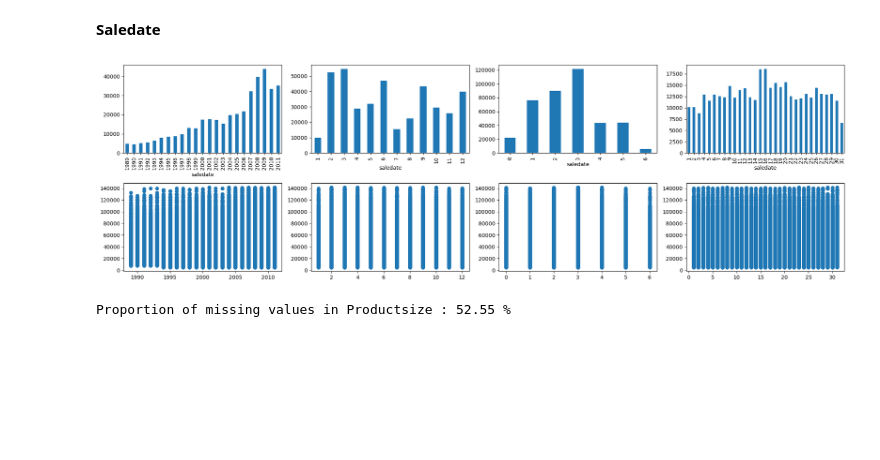
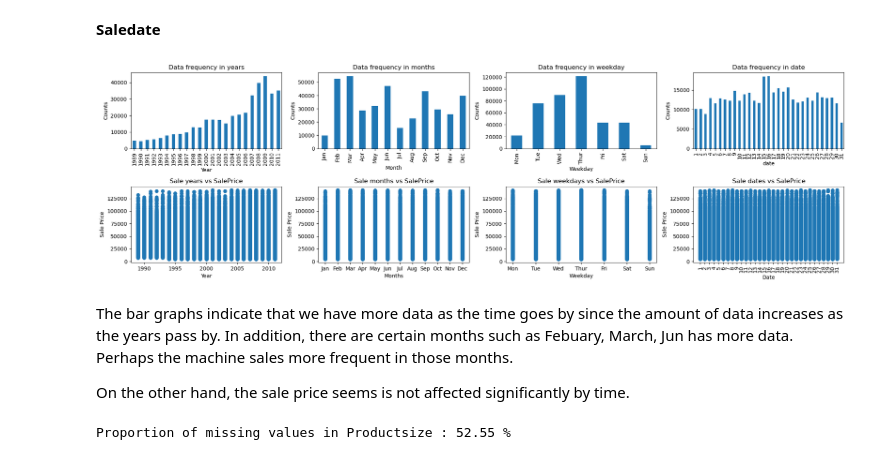
Before and after one commit to Eleanor-git/Regression_Bulldozer, a Jupyter notebook: Bulldozer_price_regression.ipynb, the cells around one changed output. Drawn from its saved outputs; the diff is of its cells as text; code cells hidden in the pictures; blank space fills up the shorter version.

Commit message:
data cleaning until Stick_Length

```diff
--- a/Bulldozer_price_regression.ipynb
+++ b/Bulldozer_price_regression.ipynb
@@ -294,32 +295,81 @@ The majority of UsageBand is Medium. However, the proportion of missing values i
 # %%
 saledate_year = pd.to_datetime(train_df['saledate']).dt.year
 saledate_month = pd.to_datetime(train_df['saledate']).dt.month
 saledate_weekday = pd.to_datetime(train_df['saledate']).dt.dayofweek
 saledate_day = pd.to_datetime(train_df['saledate']).dt.day
 
 fig, axes = plt.subplots(figsize = (20, 6),
                          ncols = 4,
                          nrows = 2)
 
 saledate_year.value_counts().sort_index().plot.bar(ax = axes[0,0])
+axes[0,0].set(title = "Data frequency in years",
+             xlabel = "Year",
+             ylabel = "Counts")
+
+
 saledate_month.value_counts().sort_index().plot.bar(ax = axes[0,1])
+axes[0,1].set(title = "Data frequency in months",
+             xlabel = "Month",
+             ylabel = "Counts")
+axes[0,1].set_xticklabels(["Jan", "Feb", "Mar", "Apr", "May", "Jun", "Jul", "Aug", "Sep", "Oct", "Nov", "Dec"])
+
 saledate_weekday.value_counts().sort_index().plot.bar(ax = axes[0,2])
+axes[0,2].set(title = "Data frequency in weekday",
+             xlabel = "Weekday",
+             ylabel = "Counts")
+axes[0,2].set_xticklabels(["Mon", "Tue", "Wed", "Thur", "Fri", "Sat", "Sun"])
+
+
 saledate_day.value_counts().sort_index().plot.bar(ax = axes[0,3])
+axes[0,3].set(title = "Data frequency in date",
+             xlabel = "date",
+             ylabel = "Counts")
+
+
 axes[1, 0].scatter(saledate_year,
           train_df['SalePrice'])
 
+axes[1, 0].set(title = "Sale years vs SalePrice",
+              xlabel = "Year",
+              ylabel = "Sale Price")
+
 axes[1, 1].scatter(saledate_month,
           train_df['SalePrice'])
+axes[1, 1].set(title = "Sale months vs SalePrice",
+              xlabel = "Months",
+              ylabel = "Sale Price")
+
+axes[1,1].set_xticks(list(range(1, 13)))
+axes[1,1].set_xticklabels(["Jan", "Feb", "Mar", "Apr", "May", "Jun", "Jul", "Aug", "Sep", "Oct", "Nov", "Dec"])
+
 
 axes[1, 2].scatter(saledate_weekday,
           train_df['SalePrice']);
+axes[1, 2].set(title = "Sale weekdays vs SalePrice",
+              xlabel = "Weekday",
+              ylabel = "Sale Price")
+
+axes[1,2].set_xticks(list(range(0,7)))
+axes[1,2].set_xticklabels(["Mon", "Tue", "Wed", "Thur", "Fri", "Sat", "Sun"])
+
 
 axes[1, 3].scatter(saledate_day,
           train_df['SalePrice']);
+axes[1, 3].set(title = "Sale dates vs SalePrice",
+              xlabel = "Date",
+              ylabel = "Sale Price")
+axes[1,3].set_xticks(list(range(1,32)))
+axes[1,3].set_xticklabels(range(1,32), rotation = 90)
 
 fig.tight_layout()
 # %% [output]
-[figure, old version]
+[figure, new version]
+# %% [markdown]
+The bar graphs indicate that we have more data as the time goes by since the amount of data increases as the years pass by.
+In addition, there are certain months such as Febuary, March, Jun has more data. Perhaps the machine sales more frequent in those months.
+
+On the other hand, the sale price seems is not affected significantly by time.
 # %%
 print(f"Proportion of missing values in Productsize : { train_df['ProductSize'].isna().sum() / train_df.shape[0] * 100 :.2f} %")
 fig, (ax0, ax1) = plt.subplots(figsize = (15, 5),
```
Also changed, not shown: parts of 31 cells of this notebook.
